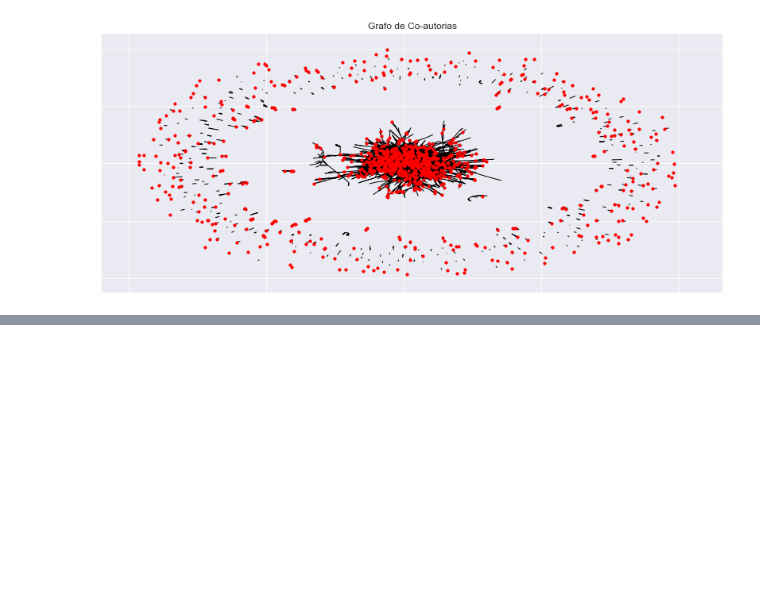
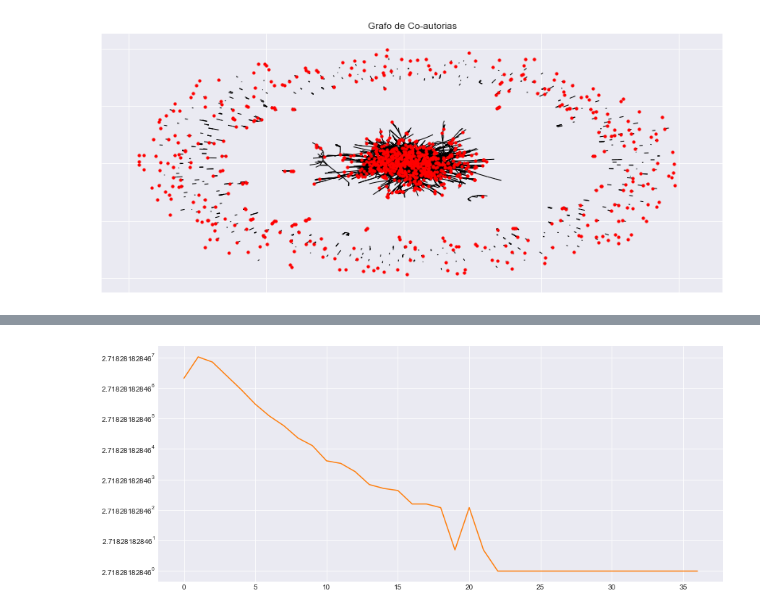
Before and after one commit to lucasputer/CienciaDeDatos, a Jupyter notebook: tp4/TP4.ipynb, the cells around one changed output, grey strips where cells are left out. Cells and saved outputs as stored; diff of their text form; code cells hidden in the pictures; blank space fills up the shorter version.

```diff
--- a/tp4/TP4.ipynb
+++ b/tp4/TP4.ipynb
@@ -59,0 +85,6 @@ plt.show()
+# %%
+plt.semilogy(degree_frequencies.keys(), degree_frequencies.values(), basey=np.e)
+plt.title("Cantidad de autores de cada grado - Semilog")
+plt.show()
+# %% [output]
+[figure, added]
```
Also changed, not shown: parts of 5 cells of this notebook.
